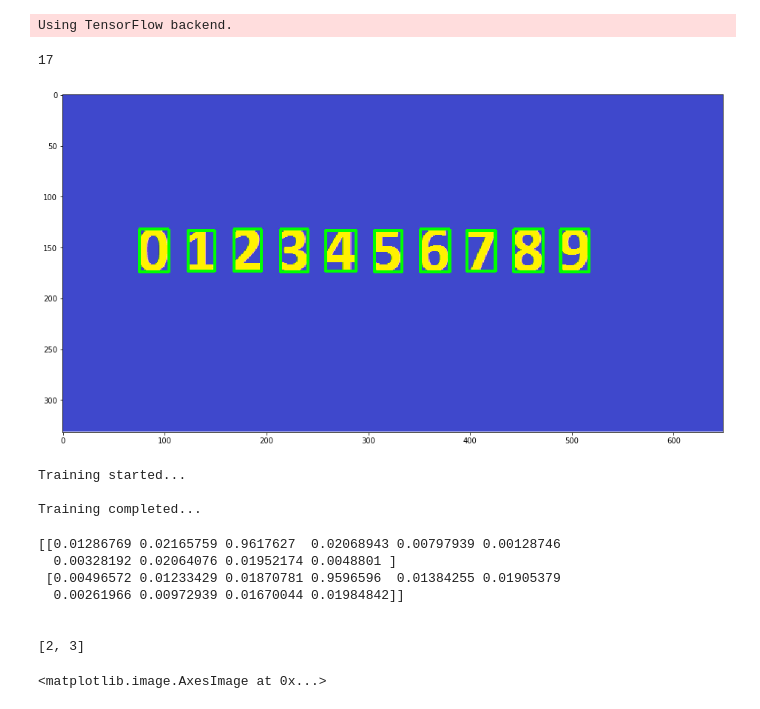
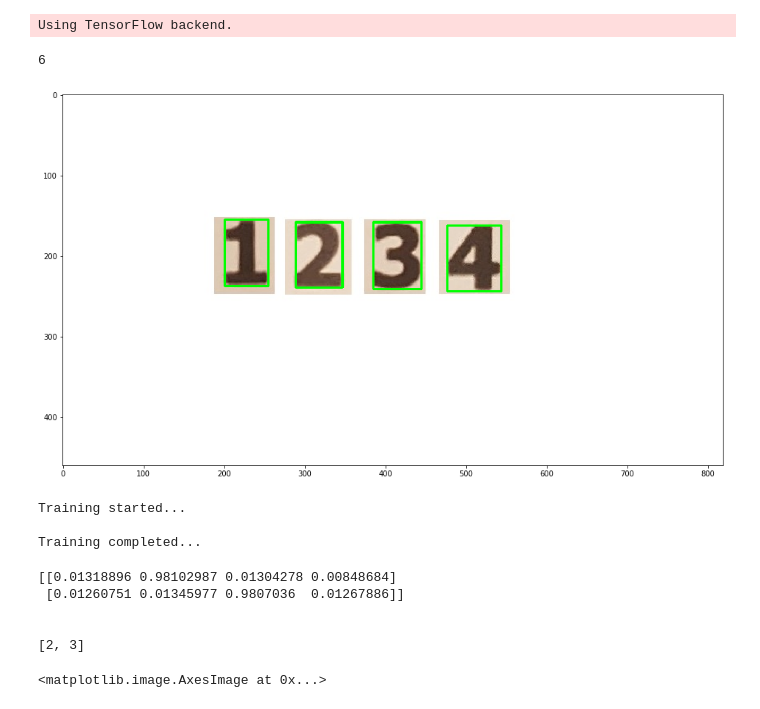
Before and after one commit to djordjeognjenovic97/Nonogram-Solver, a Jupyter notebook: nonogram/nonogram.ipynb, the cells around one changed output. Saved outputs shown, nothing was run; the diff lists cells and outputs as text; code cells hidden in the pictures.

```diff
--- a/nonogram/nonogram.ipynb
+++ b/nonogram/nonogram.ipynb
@@ -118,13 +118,13 @@ def display_result(outputs, alphabet):
 # %%
 #obucavanje
 #priprema slike sa brojevima
-image_color = load_image('images/brojevi.png')
+image_color = load_image('images/brojevi_5x5.jpg')
 img = image_bin(image_gray(image_color))
 img_bin = erode(dilate(img))
 selected_regions, numbers = select_roi(image_color.copy(), img_bin)
 display_image(selected_regions)
 # %% [output]
-17
+6
-[figure, old version]
+[figure, new version]
 # %%
 #treniranje
@@ -139,15 +140,13 @@ Training started...
 
 Training completed...
 # %%
-result = ann.predict(np.array(inputs[2:4], np.float32))
+result = ann.predict(np.array(inputs[1:3], np.float32))
 print(result)
 print("\n")
 print(display_result(result, alphabet))
 # %% [output]
-[[0.01286769 0.02165759 0.9617627  0.02068943 0.00797939 0.00128746
-  0.00328192 0.02064076 0.01952174 0.0048801 ]
- [0.00496572 0.01233429 0.01870781 0.9596596  0.01384255 0.01905379
-  0.00261966 0.00972939 0.01670044 0.01984842]]
+[[0.01318896 0.98102987 0.01304278 0.00848684]
+ [0.01260751 0.01345977 0.9807036  0.01267886]]
 
 
 [2, 3]
```
Also changed, not shown: parts of 5 cells of this notebook, 1 other file.
